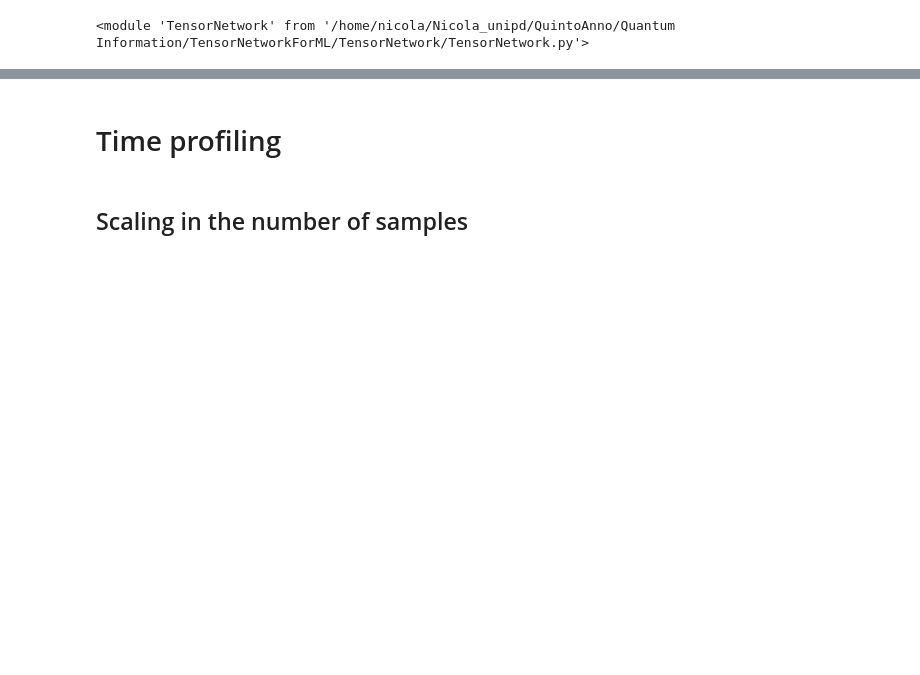
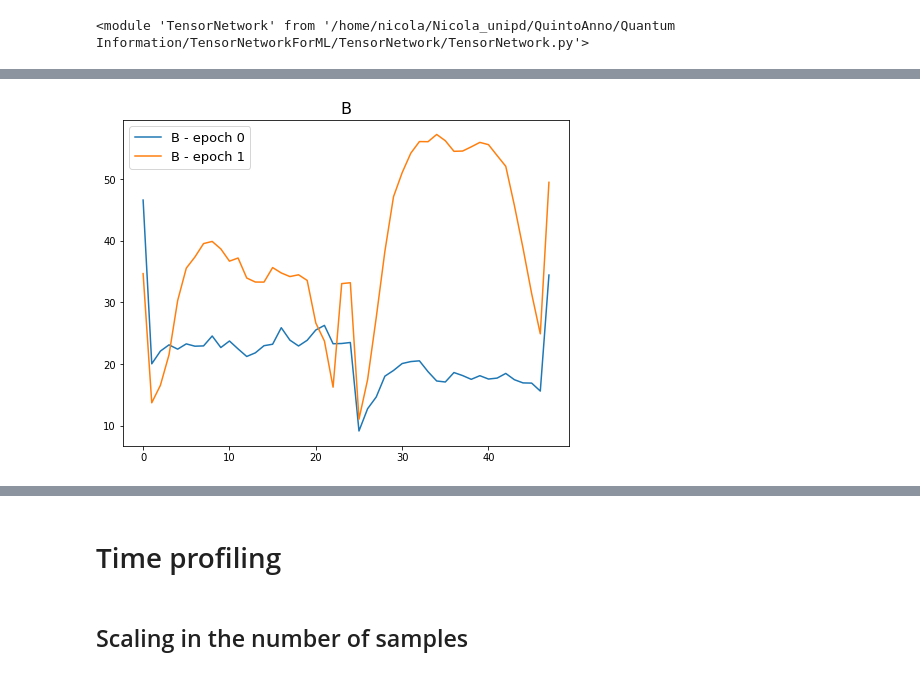
Before and after one commit to mango915/TensorNetworkForML, a Jupyter notebook: TensorNetwork/tn_test.ipynb, the cells around one changed output, grey strips where cells are left out. Saved outputs shown, nothing was run; the diff lists cells and outputs as text; code cells hidden in the pictures; blank space fills up the shorter version.

```diff
--- a/TensorNetwork/tn_test.ipynb
+++ b/TensorNetwork/tn_test.ipynb
@@ -67,11 +67,14 @@ def prepare_dataset(data, label, train_perc, val_perc, train_batch_size, val_bat
 # %% [markdown]
 ## Example of training
 # %%
-n_samples = 5000
+n_samples = 1000
 linear_dim = 5
-M = 20
+M = 10
 B = 32
 # %%
 (data, label) = gen.create_dataset(n_samples, linear_dim=linear_dim, sigma=0.5)
-batch_size = {'train_batch_size':B, 'val_batch_size':128, 'test_batch_size':128}
+batch_size = {'train_batch_size':B, 'val_batch_size':64, 'test_batch_size':128}
 train_loader, val_loader, test_loader = prepare_dataset(data, label, 0.8, 0.2, **batch_size)
+print("Number of batches in training set: ", len(train_loader))
+print("Number of batches in validation set: ", len(val_loader))
+print("Number of batches in test set: ", len(test_loader))
@@ -84,6 +91,7 @@ calibration_batch = next(iter(train_loader))
 x_calibration = np.array([calibration_batch[i][0] for i in range(len(calibration_batch))])
 # %%
 N = linear_dim**2
-net = tn.Network(N=N, M=M, L=2, normalize=True, calibration_X=x_calibration)
+net = tn.Network(N=N, M=M, L=2, normalize=True, calibration_X=x_calibration,
+                 act_fn='linear', loss_fn='cross_entropy', T=1, L2=1e-2)
 # %% [output]
 Normalizing weights...
@@ -96,3 +103,4 @@ f_max for random input of 32 samples (after):  1.0000000000000004
 # %%
-train_acc, val_acc = net.train(train_loader, val_loader, lr = 0.01, n_epochs = 10, print_freq=100)
+n_epochs = 2
+train_acc, val_acc, B_log, dB_log, acc_log = net.train(train_loader, val_loader, lr = 0.01, n_epochs = n_epochs, print_freq=1)
 # %% [output]
@@ -102,0 +125,11 @@ KeyboardInterrupt:
+# %%
+x_axis = np.arange(len(B_log[0]))
+plt.figure(figsize=(8,6))
+for i in range(n_epochs):
+    B = B_log[i]
+    plt.plot(x_axis, B, label='B - epoch %d'%i)
+plt.legend(fontsize=13)
+plt.title("B", fontsize=16)
+plt.show()
+# %% [output]
+[figure, added]
```
Also changed, not shown: parts of 42 cells of this notebook, 3 other files.
